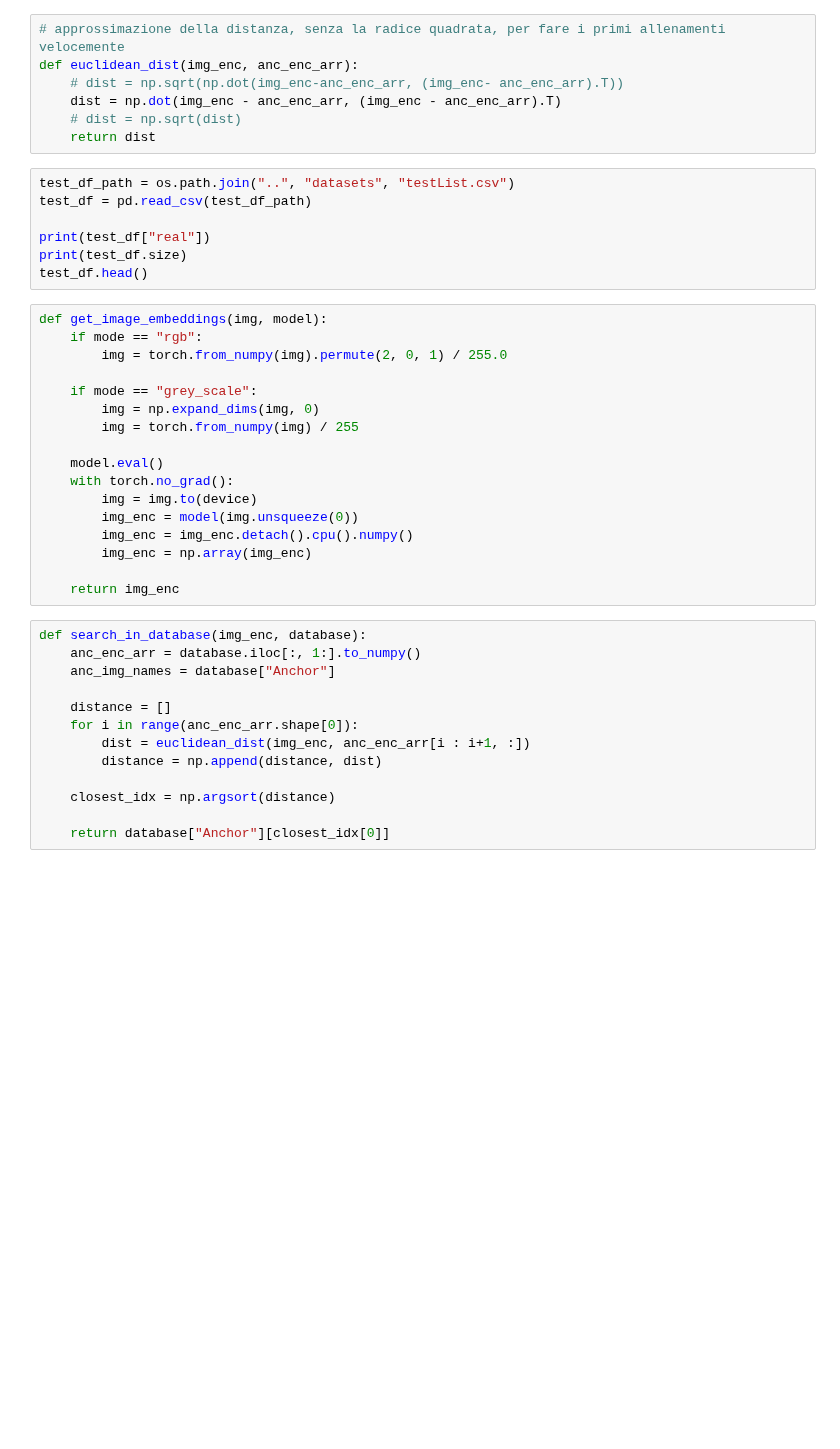
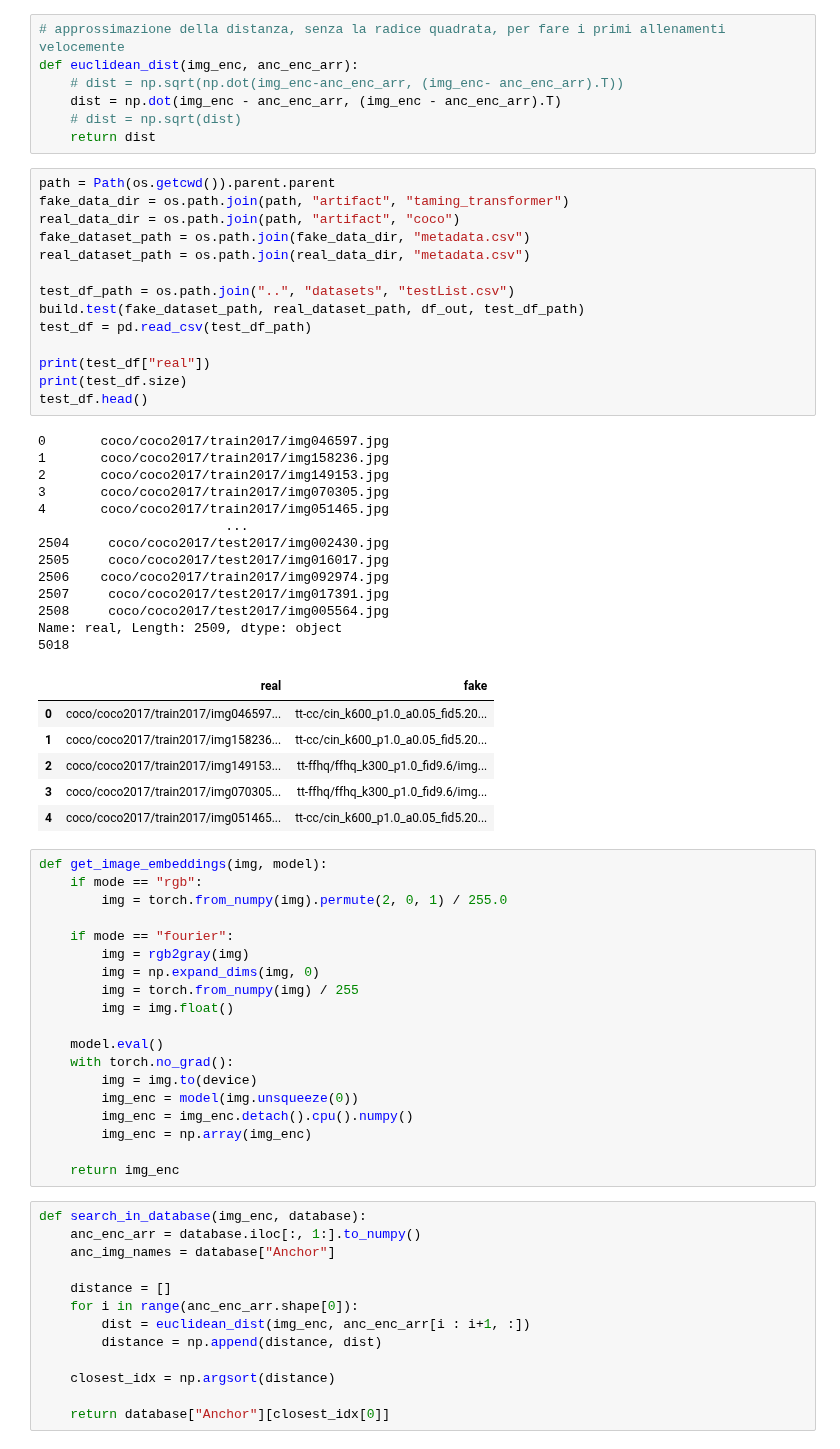
Before and after one commit to raffaeleav/detectwins, a Jupyter notebook: notebooks/siamese_net_mining.ipynb, the cells around one changed output. Saved outputs shown, nothing was run; the diff lists cells and outputs as text; blank space fills up the shorter version.

Commit message:
feat: implementazione fourier

```diff
--- a/notebooks/siamese_net_mining.ipynb
+++ b/notebooks/siamese_net_mining.ipynb
@@ -371,20 +434,49 @@ def euclidean_dist(img_enc, anc_enc_arr):
     # dist = np.sqrt(dist)
     return dist
 # %%
+path = Path(os.getcwd()).parent.parent
+fake_data_dir = os.path.join(path, "artifact", "taming_transformer")
+real_data_dir = os.path.join(path, "artifact", "coco")
+fake_dataset_path = os.path.join(fake_data_dir, "metadata.csv")
+real_dataset_path = os.path.join(real_data_dir, "metadata.csv")
+
 test_df_path = os.path.join("..", "datasets", "testList.csv")
+build.test(fake_dataset_path, real_dataset_path, df_out, test_df_path)
 test_df = pd.read_csv(test_df_path)
 
 print(test_df["real"])
 print(test_df.size)
 test_df.head()
+# %% [output]
+0       coco/coco2017/train2017/img046597.jpg
+1       coco/coco2017/train2017/img158236.jpg
+2       coco/coco2017/train2017/img149153.jpg
+3       coco/coco2017/train2017/img070305.jpg
+4       coco/coco2017/train2017/img051465.jpg
+                        ...
+2504     coco/coco2017/test2017/img002430.jpg
+2505     coco/coco2017/test2017/img016017.jpg
+2506    coco/coco2017/train2017/img092974.jpg
+2507     coco/coco2017/test2017/img017391.jpg
+2508     coco/coco2017/test2017/img005564.jpg
+Name: real, Length: 2509, dtype: object
+5018
+|  | real | fake |
+| 0 | coco/coco2017/train2017/img046597... | tt-cc/cin_k600_p1.0_a0.05_fid5.20... |
+| 1 | coco/coco2017/train2017/img158236... | tt-cc/cin_k600_p1.0_a0.05_fid5.20... |
+| 2 | coco/coco2017/train2017/img149153... | tt-ffhq/ffhq_k300_p1.0_fid9.6/img... |
+| 3 | coco/coco2017/train2017/img070305... | tt-ffhq/ffhq_k300_p1.0_fid9.6/img... |
+| 4 | coco/coco2017/train2017/img051465... | tt-cc/cin_k600_p1.0_a0.05_fid5.20... |
 # %%
 def get_image_embeddings(img, model):
     if mode == "rgb":
         img = torch.from_numpy(img).permute(2, 0, 1) / 255.0
 
-    if mode == "grey_scale":
+    if mode == "fourier":
+        img = rgb2gray(img)
         img = np.expand_dims(img, 0)
         img = torch.from_numpy(img) / 255
+        img = img.float()
 
     model.eval()
     with torch.no_grad():
```
Also changed, not shown: parts of 20 cells of this notebook, 5 other files.
